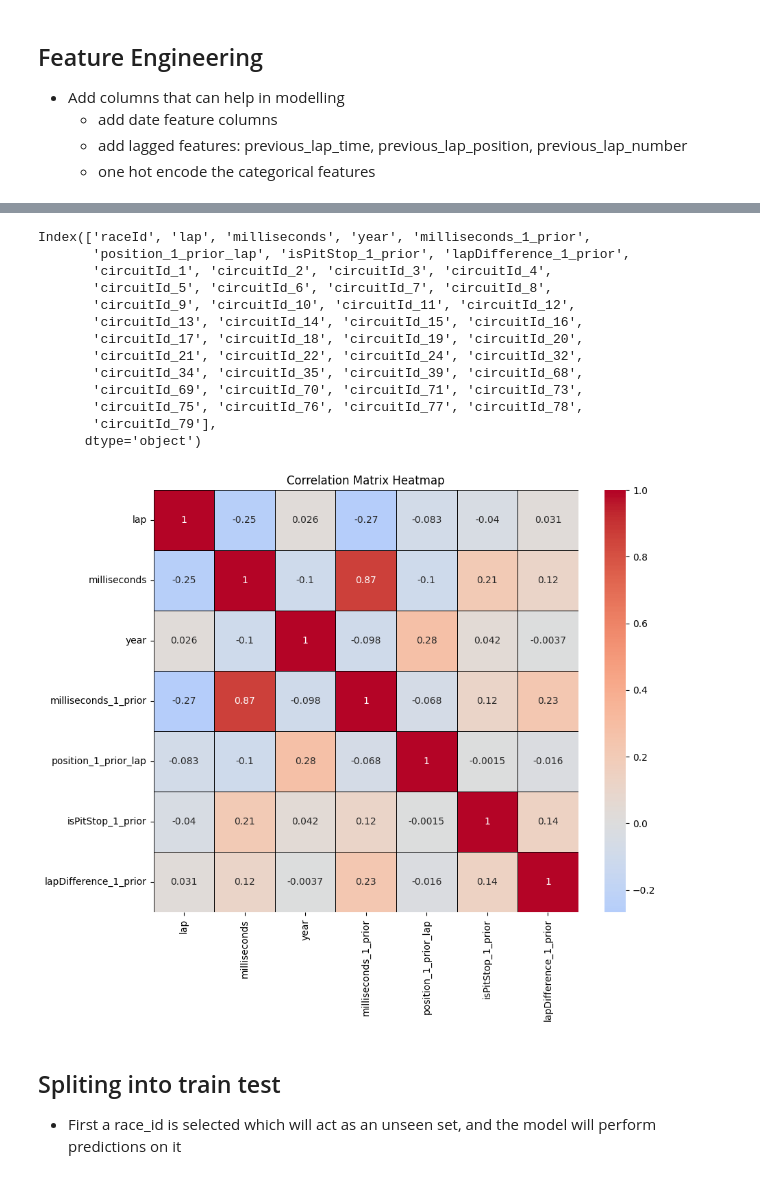
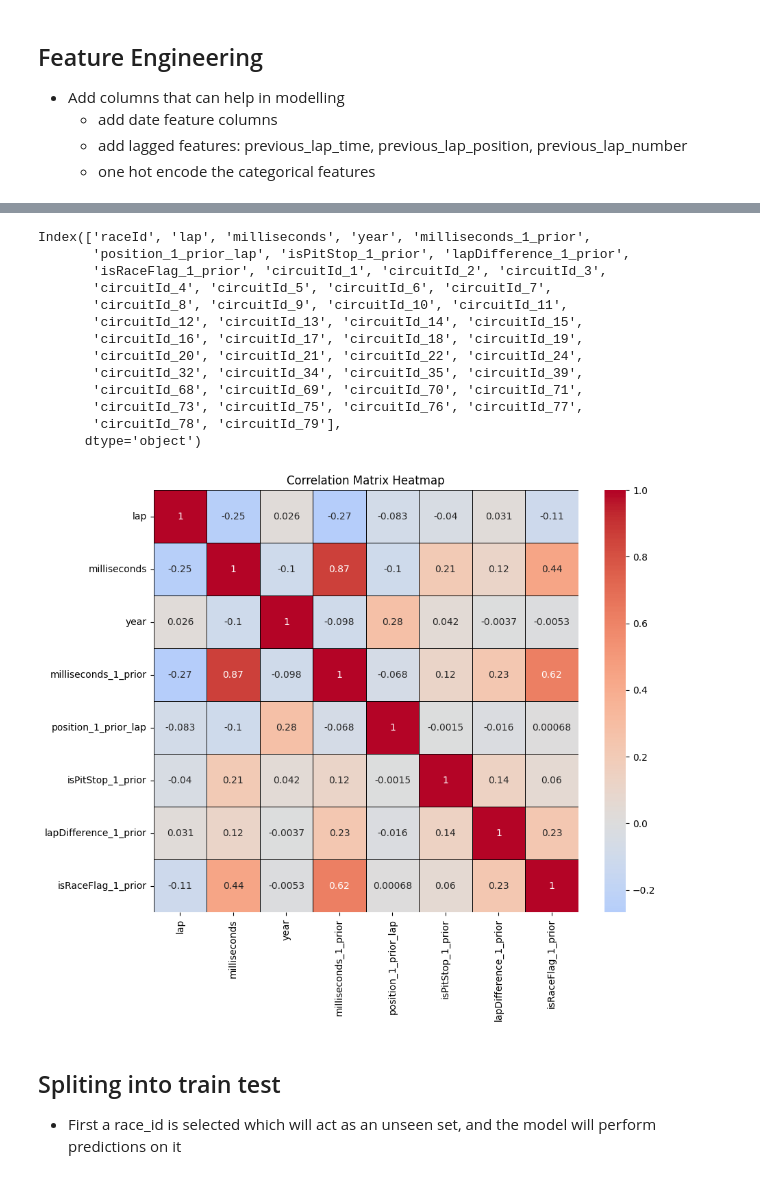
Before and after one commit to varunp04/predict-formula, a Jupyter notebook: src/model_training/master_pipeline_notebook.ipynb, the cells around one changed output, grey strips where cells are left out. Cells and saved outputs as stored; diff of their text form; code cells hidden in the pictures.

Commit message:
Add new feature and update the visualization

```diff
--- a/src/model_training/master_pipeline_notebook.ipynb
+++ b/src/model_training/master_pipeline_notebook.ipynb
@@ -396,11 +393,14 @@ for c_id in ls_circuit_id:
     - add lagged features: previous_lap_time, previous_lap_position, previous_lap_number
     - one hot encode the categorical features
 # %%
+
+results_df_by_driver = results_df[results_df["driverId"]==driver_id]
+results_df_by_driver = results_df_by_driver.reset_index(drop=True)
 engineer_data_obj = engineerFeaturesForTraining(config=config)
 
 
 engineered_lap_times_df, encoder, encoder_columns = engineer_data_obj.engineer_data(
-    lap_times_data=master_lap_time_data
+    lap_times_data=master_lap_time_data, results_df=results_df_by_driver
 )
 # %%
 engineered_lap_times_df
@@ -518,43 +598,44 @@ engineered_lap_times_df.columns
 # %% [output]
 Index(['raceId', 'lap', 'milliseconds', 'year', 'milliseconds_1_prior',
        'position_1_prior_lap', 'isPitStop_1_prior', 'lapDifference_1_prior',
-       'circuitId_1', 'circuitId_2', 'circuitId_3', 'circuitId_4',
-       'circuitId_5', 'circuitId_6', 'circuitId_7', 'circuitId_8',
-       'circuitId_9', 'circuitId_10', 'circuitId_11', 'circuitId_12',
-       'circuitId_13', 'circuitId_14', 'circuitId_15', 'circuitId_16',
-       'circuitId_17', 'circuitId_18', 'circuitId_19', 'circuitId_20',
-       'circuitId_21', 'circuitId_22', 'circuitId_24', 'circuitId_32',
-       'circuitId_34', 'circuitId_35', 'circuitId_39', 'circuitId_68',
-       'circuitId_69', 'circuitId_70', 'circuitId_71', 'circuitId_73',
-       'circuitId_75', 'circuitId_76', 'circuitId_77', 'circuitId_78',
-       'circuitId_79'],
+       'isRaceFlag_1_prior', 'circuitId_1', 'circuitId_2', 'circuitId_3',
+       'circuitId_4', 'circuitId_5', 'circuitId_6', 'circuitId_7',
+       'circuitId_8', 'circuitId_9', 'circuitId_10', 'circuitId_11',
+       'circuitId_12', 'circuitId_13', 'circuitId_14', 'circuitId_15',
+       'circuitId_16', 'circuitId_17', 'circuitId_18', 'circuitId_19',
+       'circuitId_20', 'circuitId_21', 'circuitId_22', 'circuitId_24',
+       'circuitId_32', 'circuitId_34', 'circuitId_35', 'circuitId_39',
+       'circuitId_68', 'circuitId_69', 'circuitId_70', 'circuitId_71',
+       'circuitId_73', 'circuitId_75', 'circuitId_76', 'circuitId_77',
+       'circuitId_78', 'circuitId_79'],
       dtype='object')
 # %%
 columns_for_corr = [
     "lap",
     "milliseconds",
     "year",
     "milliseconds_1_prior",
     "position_1_prior_lap",
     "isPitStop_1_prior",
     "lapDifference_1_prior",
+    "isRaceFlag_1_prior",
 ]
 
 engineered_lap_times_df_corr_matrix = engineered_lap_times_df[columns_for_corr].corr()
 
 plt.figure(figsize=(10, 8))
 sns.heatmap(
     engineered_lap_times_df_corr_matrix,
     annot=True,
     cmap="coolwarm",
     center=0,
     linewidths=0.5,
     linecolor="black",
 )
 plt.title("Correlation Matrix Heatmap")
 plt.show()
 # %% [output]
-[figure, old version]
+[figure, new version]
 # %% [markdown]
 ## Spliting into train test
 
```
Also changed, not shown: parts of 24 cells of this notebook, 4 other files.
